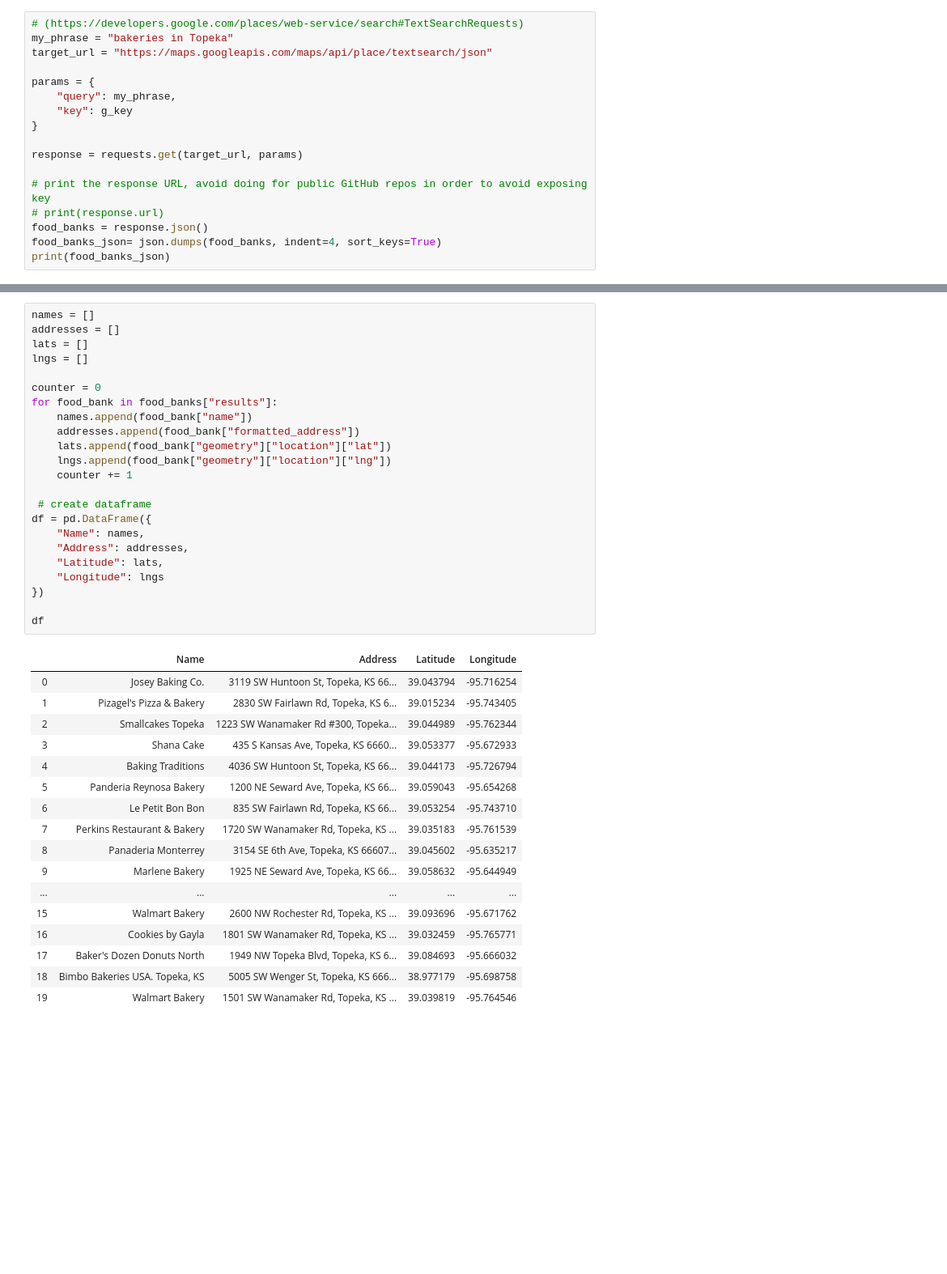
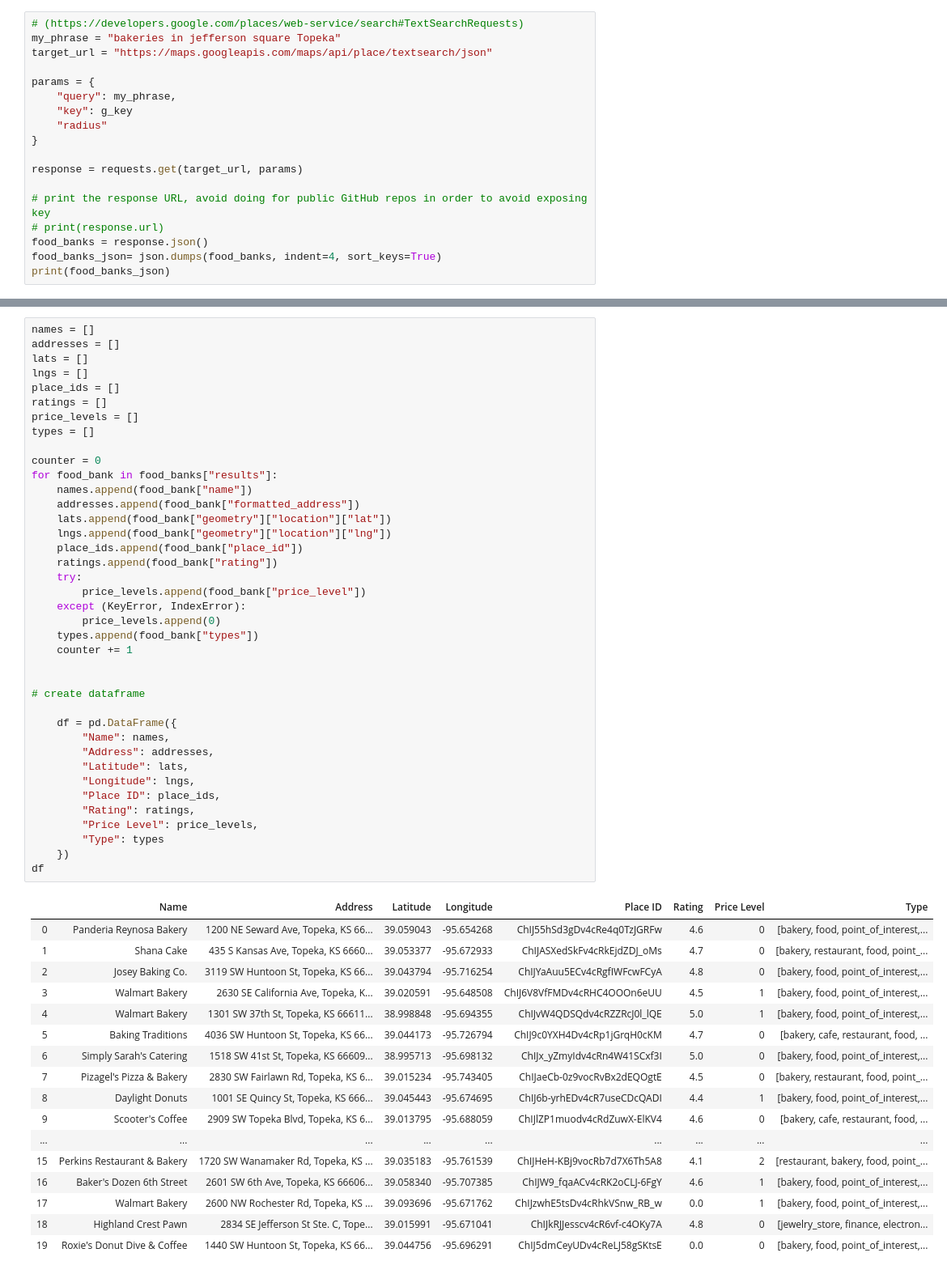
Before and after one commit to Zachary-R-Wilson/Food-Deserts-and-Topeka, a Jupyter notebook: Google_Places.ipynb, the cells around one changed output, grey strips where cells are left out. Shown at 81% size. Drawn from its saved outputs; the diff is of its cells as text; blank space fills up the shorter version.

Commit message:
added try except and more categories

```diff
--- a/Google_Places.ipynb
+++ b/Google_Places.ipynb
@@ -7,12 +7,13 @@ import pandas as pd
 from ba_config import g_key
 # %%
 # (https://developers.google.com/places/web-service/search#TextSearchRequests)
-my_phrase = "bakeries in Topeka"
+my_phrase = "bakeries in jefferson square Topeka"
 target_url = "https://maps.googleapis.com/maps/api/place/textsearch/json"
 
 params = {
     "query": my_phrase,
     "key": g_key
+    "radius"
 }
 
 response = requests.get(target_url, params)
@@ -43,41 +44,57 @@ print(food_banks_json)
 # %%
 names = []
 addresses = []
 lats = []
 lngs = []
+place_ids = []
+ratings = []
+price_levels = []
+types = []
 
 counter = 0
 for food_bank in food_banks["results"]:
     names.append(food_bank["name"])
     addresses.append(food_bank["formatted_address"])
     lats.append(food_bank["geometry"]["location"]["lat"])
     lngs.append(food_bank["geometry"]["location"]["lng"])
+    place_ids.append(food_bank["place_id"])
+    ratings.append(food_bank["rating"])
+    try:
+        price_levels.append(food_bank["price_level"])
+    except (KeyError, IndexError):
+        price_levels.append(0)
+    types.append(food_bank["types"])
     counter += 1
 
- # create dataframe
-df = pd.DataFrame({
-    "Name": names,
-    "Address": addresses,
-    "Latitude": lats,
-    "Longitude": lngs
-})
 
+# create dataframe
+
+    df = pd.DataFrame({
+        "Name": names,
+        "Address": addresses,
+        "Latitude": lats,
+        "Longitude": lngs,
+        "Place ID": place_ids,
+        "Rating": ratings,
+        "Price Level": price_levels,
+        "Type": types
+    })
 df
 # %% [output]
-|  | Name | Address | Latitude | Longitude |
-| 0 | Josey Baking Co. | 3119 SW Huntoon St, Topeka, KS 66... | 39.043794 | -95.716254 |
-| 1 | Pizagel's Pizza & Bakery | 2830 SW Fairlawn Rd, Topeka, KS 6... | 39.015234 | -95.743405 |
-| 2 | Smallcakes Topeka | 1223 SW Wanamaker Rd #300, Topeka... | 39.044989 | -95.762344 |
-| 3 | Shana Cake | 435 S Kansas Ave, Topeka, KS 6660... | 39.053377 | -95.672933 |
-| 4 | Baking Traditions | 4036 SW Huntoon St, Topeka, KS 66... | 39.044173 | -95.726794 |
-| 5 | Panderia Reynosa Bakery | 1200 NE Seward Ave, Topeka, KS 66... | 39.059043 | -95.654268 |
-| 6 | Le Petit Bon Bon | 835 SW Fairlawn Rd, Topeka, KS 66... | 39.053254 | -95.743710 |
-| 7 | Perkins Restaurant & Bakery | 1720 SW Wanamaker Rd, Topeka, KS ... | 39.035183 | -95.761539 |
-| 8 | Panaderia Monterrey | 3154 SE 6th Ave, Topeka, KS 66607... | 39.045602 | -95.635217 |
-| 9 | Marlene Bakery | 1925 NE Seward Ave, Topeka, KS 66... | 39.058632 | -95.644949 |
-| ... | ... | ... | ... | ... |
-| 15 | Walmart Bakery | 2600 NW Rochester Rd, Topeka, KS ... | 39.093696 | -95.671762 |
-| 16 | Cookies by Gayla | 1801 SW Wanamaker Rd, Topeka, KS ... | 39.032459 | -95.765771 |
-| 17 | Baker's Dozen Donuts North | 1949 NW Topeka Blvd, Topeka, KS 6... | 39.084693 | -95.666032 |
-| 18 | Bimbo Bakeries USA. Topeka, KS | 5005 SW Wenger St, Topeka, KS 666... | 38.977179 | -95.698758 |
-| 19 | Walmart Bakery | 1501 SW Wanamaker Rd, Topeka, KS ... | 39.039819 | -95.764546 |
+|  | Name | Address | Latitude | Longitude | Place ID | Rating | Price Level | Type |
+| 0 | Panderia Reynosa Bakery | 1200 NE Seward Ave, Topeka, KS 66... | 39.059043 | -95.654268 | ChIJ55hSd3gDv4cRe4q0TzJGRFw | 4.6 | 0 | [bakery, food, point_of_interest,... |
+| 1 | Shana Cake | 435 S Kansas Ave, Topeka, KS 6660... | 39.053377 | -95.672933 | ChIJASXedSkFv4cRkEjdZDJ_oMs | 4.7 | 0 | [bakery, restaurant, food, point_... |
+| 2 | Josey Baking Co. | 3119 SW Huntoon St, Topeka, KS 66... | 39.043794 | -95.716254 | ChIJYaAuu5ECv4cRgfIWFcwFCyA | 4.8 | 0 | [bakery, food, point_of_interest,... |
+| 3 | Walmart Bakery | 2630 SE California Ave, Topeka, K... | 39.020591 | -95.648508 | ChIJ6V8VfFMDv4cRHC4OOOn6eUU | 4.5 | 1 | [bakery, food, point_of_interest,... |
+| 4 | Walmart Bakery | 1301 SW 37th St, Topeka, KS 66611... | 38.998848 | -95.694355 | ChIJvW4QDSQdv4cRZZRcJ0l_lQE | 5.0 | 1 | [bakery, food, point_of_interest,... |
+| 5 | Baking Traditions | 4036 SW Huntoon St, Topeka, KS 66... | 39.044173 | -95.726794 | ChIJ9c0YXH4Dv4cRp1jGrqH0cKM | 4.7 | 0 | [bakery, cafe, restaurant, food, ... |
+| 6 | Simply Sarah's Catering | 1518 SW 41st St, Topeka, KS 66609... | 38.995713 | -95.698132 | ChIJx_yZmyIdv4cRn4W41SCxf3I | 5.0 | 0 | [bakery, food, point_of_interest,... |
+| 7 | Pizagel's Pizza & Bakery | 2830 SW Fairlawn Rd, Topeka, KS 6... | 39.015234 | -95.743405 | ChIJaeCb-0z9vocRvBx2dEQOgtE | 4.5 | 0 | [bakery, restaurant, food, point_... |
+| 8 | Daylight Donuts | 1001 SE Quincy St, Topeka, KS 666... | 39.045443 | -95.674695 | ChIJ6b-yrhEDv4cR7useCDcQADI | 4.4 | 1 | [bakery, food, point_of_interest,... |
+| 9 | Scooter's Coffee | 2909 SW Topeka Blvd, Topeka, KS 6... | 39.013795 | -95.688059 | ChIJlZP1muodv4cRdZuwX-ElKV4 | 4.6 | 0 | [bakery, cafe, restaurant, food, ... |
+| ... | ... | ... | ... | ... | ... | ... | ... | ... |
+| 15 | Perkins Restaurant & Bakery | 1720 SW Wanamaker Rd, Topeka, KS ... | 39.035183 | -95.761539 | ChIJHeH-KBj9vocRb7d7X6Th5A8 | 4.1 | 2 | [restaurant, bakery, food, point_... |
+| 16 | Baker's Dozen 6th Street | 2601 SW 6th Ave, Topeka, KS 66606... | 39.058340 | -95.707385 | ChIJW9_fqaACv4cRK2oCLJ-6FgY | 4.6 | 1 | [bakery, food, point_of_interest,... |
+| 17 | Walmart Bakery | 2600 NW Rochester Rd, Topeka, KS ... | 39.093696 | -95.671762 | ChIJzwhE5tsDv4cRhkVSnw_RB_w | 0.0 | 1 | [bakery, food, point_of_interest,... |
+| 18 | Highland Crest Pawn | 2834 SE Jefferson St Ste. C, Tope... | 39.015991 | -95.671041 | ChIJkRJJesscv4cR6vf-c4OKy7A | 4.8 | 0 | [jewelry_store, finance, electron... |
+| 19 | Roxie's Donut Dive & Coffee | 1440 SW Huntoon St, Topeka, KS 66... | 39.044756 | -95.696291 | ChIJ5dmCeyUDv4cReLJ58gSKtsE | 0.0 | 0 | [bakery, food, point_of_interest,... |
```
Also changed, not shown: parts of 1 cell of this notebook, 1 other file.
